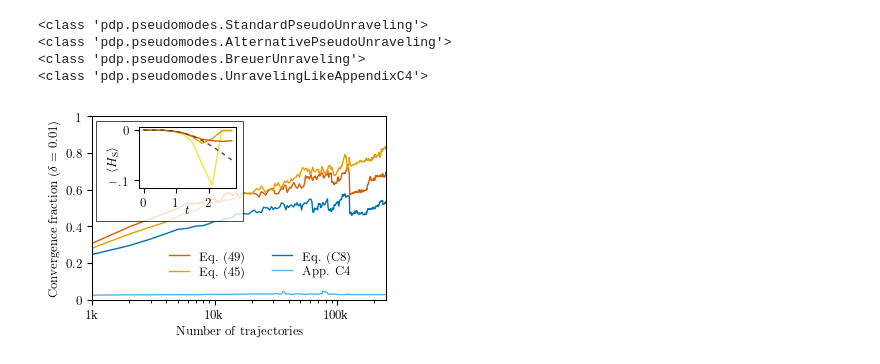
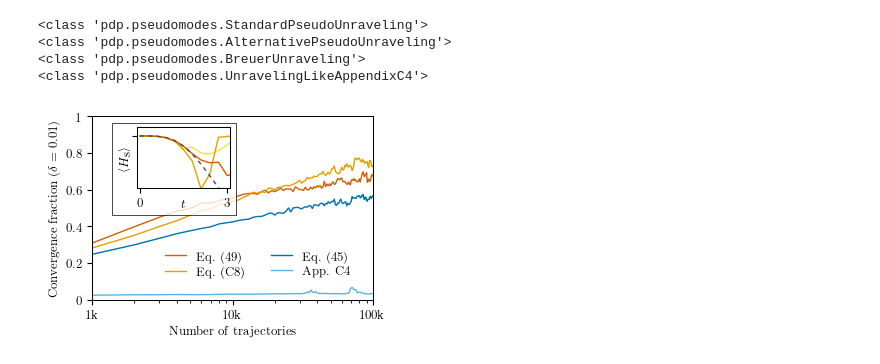
Before and after one commit to pmenczel/Pseudomode-Examples, a Jupyter notebook: example1.ipynb, the cells around one changed output. Cells and saved outputs as stored; diff of their text form; code cells hidden in the pictures.

```diff
--- a/example1.ipynb
+++ b/example1.ipynb
@@ -142,6 +145,7 @@ matplotlib.rcParams['savefig.bbox'] = 'standard'
 matplotlib.rcParams['savefig.transparent'] = True
 
 matplotlib.rcParams['lines.dashed_pattern'] = [3, 3]
+matplotlib.rcParams['lines.dotted_pattern'] = [1, 2]
 matplotlib.rcParams['lines.linewidth'] = 1
 matplotlib.rcParams['axes.linewidth'] = .75
 
@@ -201,6 +209,4 @@ plt.show()
 # %%
-FOLDER_NAME = '/mnt/c/calc_results/'
-
 results = {
     pdp.StandardPseudoUnraveling: [],
     pdp.AlternativePseudoUnraveling: [],
@@ -208,7 +214,7 @@ results = {
     pdp.UnravelingLikeAppendixC4: [],
 }
 
-for i in range(0, 250):
+for i in range(0, 536):
     results[pdp.StandardPseudoUnraveling].append(qt.qload(FOLDER_NAME + f'result-{i}-StandardPseudoUnraveling'))
     results[pdp.AlternativePseudoUnraveling].append(qt.qload(FOLDER_NAME + f'result-{i}-AlternativePseudoUnraveling'))
     results[pdp.BreuerUnraveling].append(qt.qload(FOLDER_NAME + f'result-{i}-BreuerUnraveling'))
@@ -264,7 +271,8 @@ for unraveling in results.keys():
 
     bunches_1k = results[unraveling]
     num_bunches = len(bunches_1k)
-    for package_size in range(1, num_bunches):
+#    for package_size in range(1, num_bunches):
+    for package_size in range(1, 100):
         good_percentage = []
         for i in range(math.floor(num_bunches / package_size)):
             package = bunches_1k[(package_size * i):(package_size * (i+1))]
@@ -290,44 +298,46 @@ ys_c4 = [np.average(v) for v in analysis[pdp.UnravelingLikeAppendixC4].values()]
 
 c4_1k = results[pdp.UnravelingLikeAppendixC4][0]
 c4_10k = sum(results[pdp.UnravelingLikeAppendixC4][1:10], c4_1k)
-c4_250k = sum(results[pdp.UnravelingLikeAppendixC4][10:250], c4_10k)
+c4_500k = sum(results[pdp.UnravelingLikeAppendixC4][10:500], c4_10k)
 # %%
 fig, ax = plt.subplots()
 
 ax.plot(xs, ys_standard, color=VERMILLION, label='Eq. (49)')
-ax.plot(xs, ys_alt, color=ORANGE, label='Eq. (45)')
-ax.plot(xs, ys_breuer, color=BLUE, label='Eq. (C8)')
+ax.plot(xs, ys_alt, color=ORANGE, label='Eq. (C8)')
+ax.plot(xs, ys_breuer, color=BLUE, label='Eq. (45)')
 ax.plot(xs, ys_c4, color=SKY_BLUE, label='App. C4')
 
 ax.set_xscale('log')
 ax.set_xlim((xs[0], xs[-1]))
 ax.set_xlabel('Number of trajectories')
 ax.set_xticks([1, 10, 100], labels=[r'$1$k', r'$10$k', r'$100$k'])
 
 ax.set_ylim((0, 1))
 ax.set_ylabel(f'Convergence fraction ($\\delta = {THRESHOLD}$)')
 ax.set_yticks([0, 0.2, 0.4, 0.6, 0.8, 1], labels=[r'$0$', r'$0.2$', r'$0.4$', r'$0.6$', r'$0.8$', r'$1$'])
 
 ax.legend(loc=(0.25, 0.1), ncols=2)
 
 ax2 = ax.inset_axes([0.16, 0.61, 0.33, 0.33])
-ax2.plot(example1.TLIST[:10], np.real(c4_1k.average_expect[0])[:10], color=YELLOW)
-ax2.plot(example1.TLIST[:10], np.real(c4_10k.average_expect[0])[:10], color=ORANGE)
-ax2.plot(example1.TLIST[:10], np.real(c4_250k.average_expect[0])[:10], color=VERMILLION)
-ax2.plot(example1.TLIST[:10], np.real(heomsol.expect[0])[:10], '--', color=GRAY)
-ax2.set_xlabel(r'$t$', labelpad=-3)
-ax2.set_xticks([0, 1, 2], labels=[r'$0$', r'$1$', r'$2$'])
-ax2.set_ylabel(r'$\langle H_{\textrm{s}} \rangle$', labelpad=-7)
-ax2.set_yticks([-.1, 0], labels=[r'$-.1$', r'$0$'])
+ax2.plot(example1.TLIST[:15], np.real(c4_1k.average_expect[0])[:15], color=YELLOW)
+ax2.plot(example1.TLIST[:15], np.real(c4_10k.average_expect[0])[:15], color=ORANGE)
+ax2.plot(example1.TLIST[:15], np.real(c4_500k.average_expect[0])[:15], color=VERMILLION)
+ax2.plot(example1.TLIST[:15], np.real(heomsol.expect[0])[:15], '--', color=GRAY)
+ax2.set_xlabel(r'$t$', labelpad=-7)
+ax2.set_xlim((-.1, 3.1))
+ax2.set_xticks([0, 3], labels=[r'$0$', r'$3$'])
+ax2.set_ylabel(r'$\langle H_{\textrm{s}} \rangle$', labelpad=-3)
+ax2.set_ylim((-0.06, 0.01))
+ax2.set_yticks([0], labels=[''])
 
 trafo = ax2.transAxes
 box = ax2.get_tightbbox().transformed(trafo.inverted()).extents
 x, y, w, h = box[0], box[1], (box[2] - box[0]), (box[3] - box[1])
 ax.add_patch(Rectangle((x - w * 0.05, y - h * 0.05), w * 1.1, h * 1.1, transform=trafo, zorder=5,
                        facecolor=(1, 1, 1, 0.8), edgecolor='black', linestyle="-", linewidth=.5))
 # are you serious matplotlib?
 
 plt.savefig('../ex1_appendix.pdf')
 plt.show()
 # %% [output]
-[figure, old version]
+[figure, new version]
```
Also changed, not shown: parts of 8 cells of this notebook.
